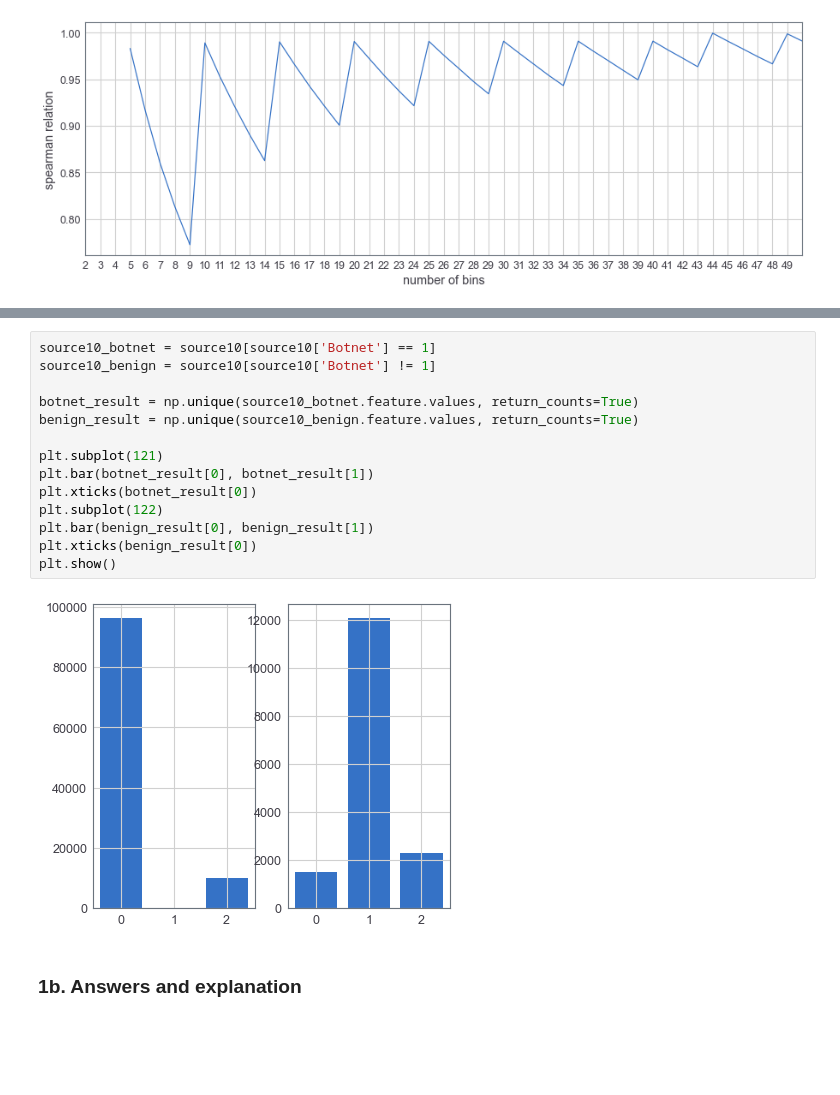
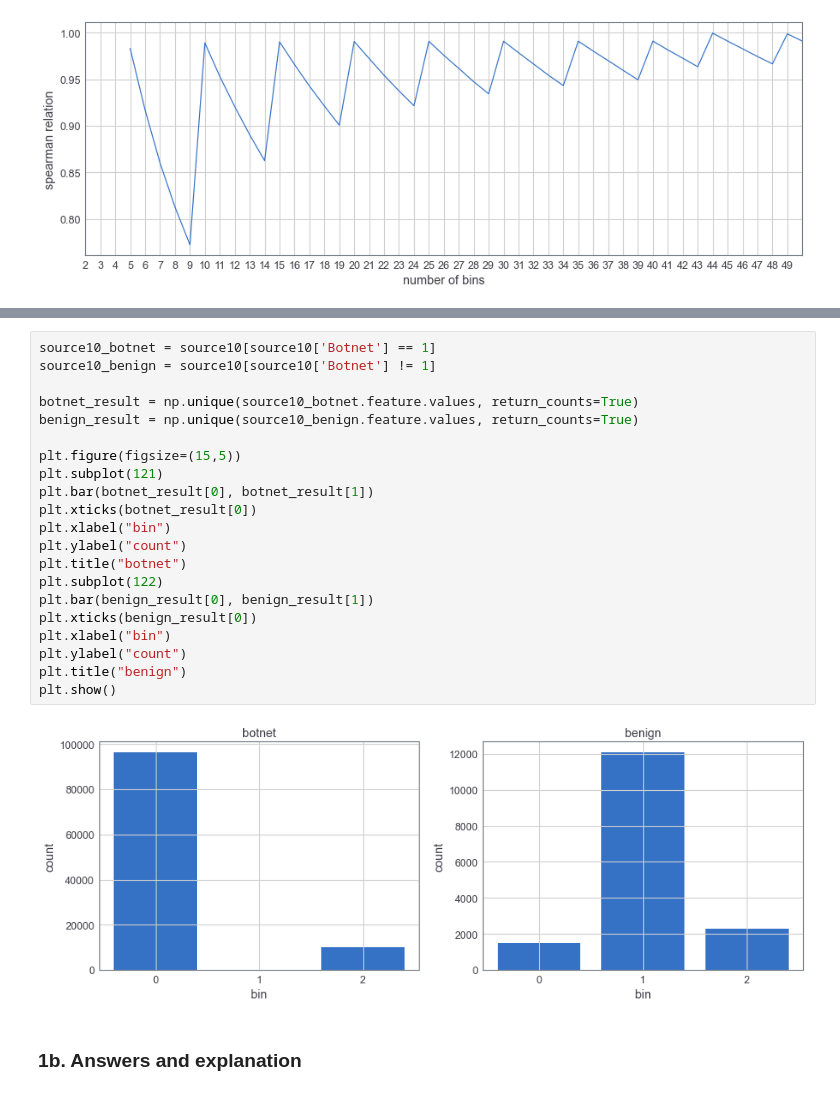
Before and after one commit to Timo9Madrid7/CS4035CyberDataAnalytics, a Jupyter notebook: assignment3/Lab3.ipynb, the cells around one changed output, grey strips where cells are left out. Saved outputs shown, nothing was run; the diff lists cells and outputs as text; blank space fills up the shorter version.

```diff
--- a/assignment3/Lab3.ipynb
+++ b/assignment3/Lab3.ipynb
@@ -219,19 +219,26 @@ source10.head()
 # %%
 source10_botnet = source10[source10['Botnet'] == 1]
 source10_benign = source10[source10['Botnet'] != 1]
 
 botnet_result = np.unique(source10_botnet.feature.values, return_counts=True)
 benign_result = np.unique(source10_benign.feature.values, return_counts=True)
 
+plt.figure(figsize=(15,5))
 plt.subplot(121)
 plt.bar(botnet_result[0], botnet_result[1])
 plt.xticks(botnet_result[0])
+plt.xlabel("bin")
+plt.ylabel("count")
+plt.title("botnet")
 plt.subplot(122)
 plt.bar(benign_result[0], benign_result[1])
 plt.xticks(benign_result[0])
+plt.xlabel("bin")
+plt.ylabel("count")
+plt.title("benign")
 plt.show()
 # %% [output]
-[figure, old version]
+[figure, new version]
 # %% [markdown]
 ### 1b. Answers and explanation
 # %% [markdown]
```
Also changed, not shown: parts of 8 cells of this notebook.
